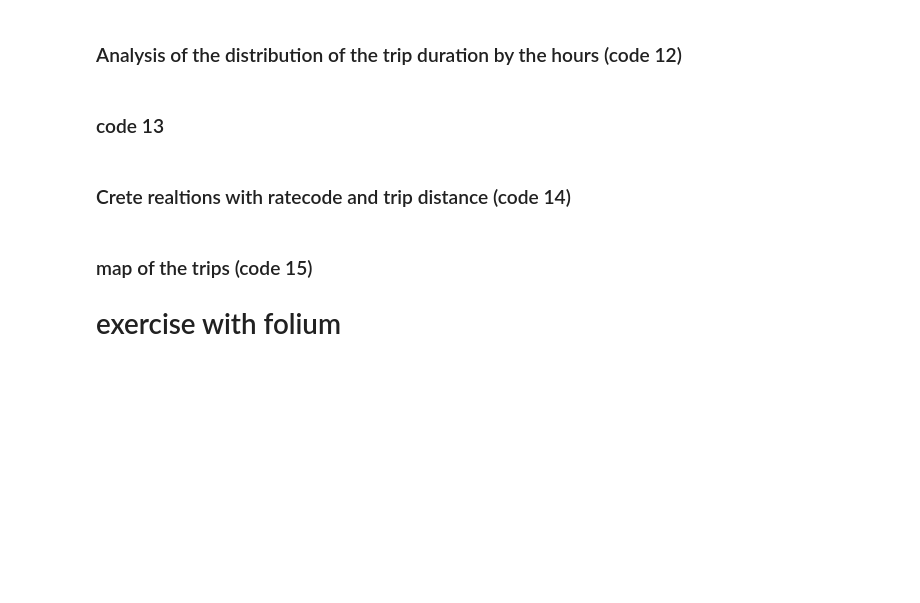
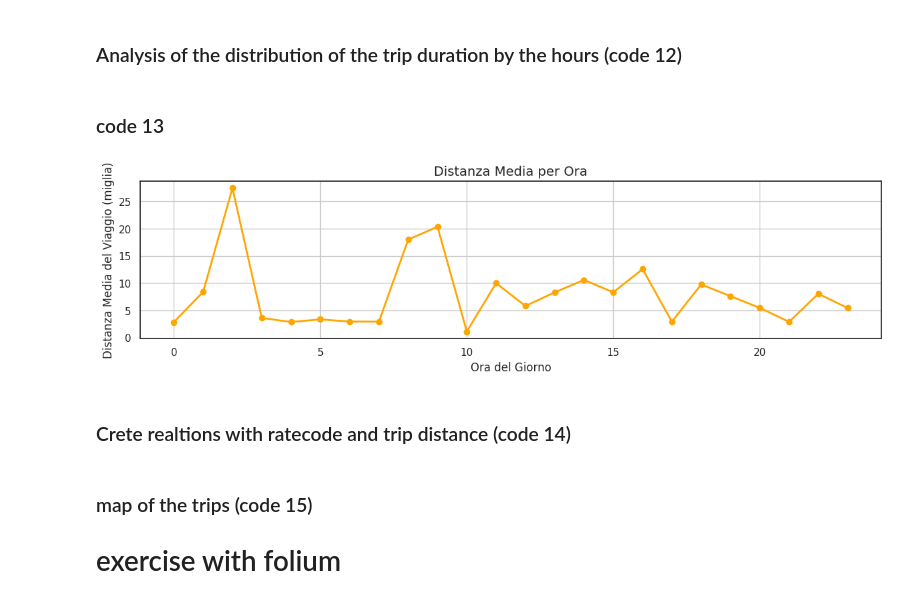
Before and after one commit to NicolaPicciafuoco/time-series-analysis, a Jupyter notebook: code/dataset_taxy_NYC/descriptive_analysis.ipynb, the cells around one changed output. Drawn from its saved outputs; the diff is of its cells as text; code cells hidden in the pictures; blank space fills up the shorter version.

```diff
--- a/code/dataset_taxy_NYC/descriptive_analysis.ipynb
+++ b/code/dataset_taxy_NYC/descriptive_analysis.ipynb
@@ -561,10 +496,6 @@ def load_columns(file_paths, columns_envolved):
     for file_path in file_paths:
         # load only the columns of interest
         df = pd.read_csv(file_path, usecols=columns_envolved)
-        # correct the name of the column RateCodeID
-        # df = df[df['RatecodeID'].isin([1, 6])]
-        if 'RateCodeID' in df.columns:
-            df.rename(columns={'RateCodeID': 'RatecodeID'}, inplace=True)
         df_list.append(df)
     # unite all the dataframes
     return pd.concat(df_list, ignore_index=True)
@@ -587,31 +516,27 @@ trip_for_hour = df_ratecode.groupby('pickup_hour').size()
 # %% [markdown]
 ### code 13
 # %%
-#! before run this you must run the code 1, 2 ,3 and 12
-
+# Calcolare la distanza media per ora
 distance_media_for_hour = df_ratecode.groupby('pickup_hour')['trip_distance'].mean()
-
-# Plot the number of trips and the average distance for each hour
+# Creare la figura e il layout per i grafici
 plt.figure(figsize=(12, 6))
 
-# Number of trips for each hour
+# Grafico della distanza media per ora
 plt.subplot(2, 1, 1)
-trip_for_hour.plot(kind='bar', color='skyblue')
-plt.title('Numero di Viaggi per Ora')
-plt.xlabel('Ora del Giorno')
-plt.ylabel('Numero di Viaggi')
+distance_media_for_hour.plot(kind='line', color='orange', marker='o', linestyle='-', linewidth=2, markersize=6)
+plt.title('Distanza Media per Ora', fontsize=14)
+plt.xlabel('Ora del Giorno', fontsize=12)
+plt.ylabel('Distanza Media del Viaggio (miglia)', fontsize=12)
 plt.xticks(rotation=0)
+plt.grid(True)
 
-# Distance for each hour
-plt.subplot(2, 1, 2)
-distance_media_for_hour.plot(kind='line', marker='o', color='orange')
-plt.title('Distanza Media per Ora')
-plt.xlabel('Ora del Giorno')
-plt.ylabel('Distanza Media del Viaggio')
-plt.xticks(rotation=0)
+# Impostazioni layout
+plt.tight_layout()
 
-plt.tight_layout()
+# Mostrare il grafico
 plt.show()
+# %% [output]
+[figure, added]
 # %% [markdown]
 ### Crete realtions with ratecode and trip distance (code 14)
 # %% [markdown]
```
Also changed, not shown: parts of 10 cells of this notebook, 3 other files.
